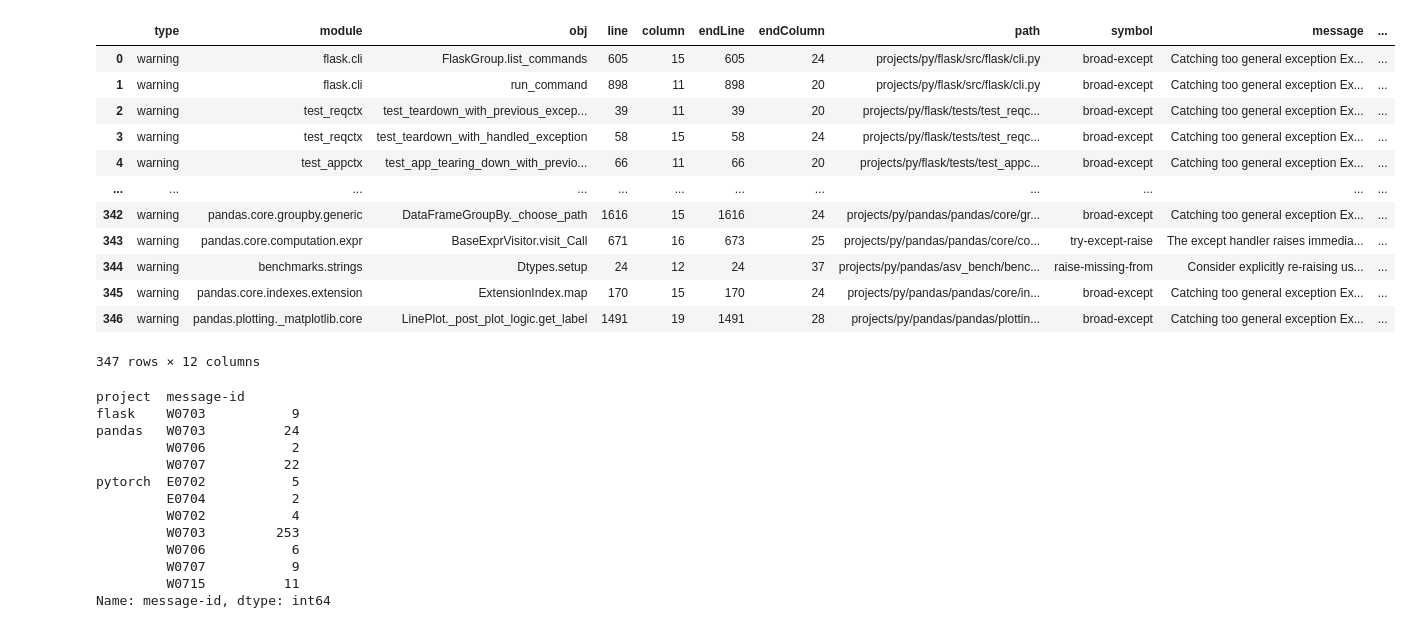
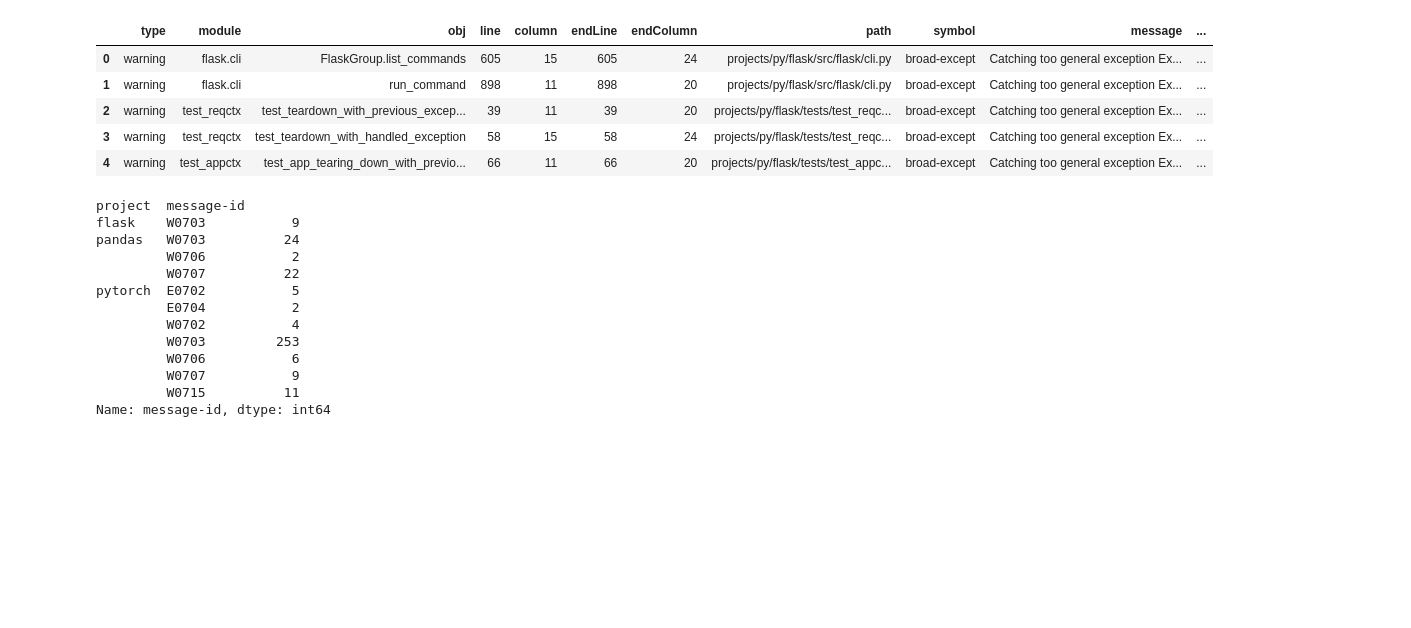
Before and after one commit to r4phael/exception-miner-multi, a Jupyter notebook: notebooks/eh_py_analysis.ipynb, the cells around one changed output. Saved outputs shown, nothing was run; the diff lists cells and outputs as text; code cells hidden in the pictures; blank space fills up the shorter version.

```diff
--- a/notebooks/eh_py_analysis.ipynb
+++ b/notebooks/eh_py_analysis.ipynb
@@ -15,21 +15,14 @@ for project in projects:
             df['project'] = project
             dfs.append(df)
 # %%
-df = pd.concat(dfs, ignore_index=True)
+df_py = pd.concat(dfs, ignore_index=True)
 
-df
+df_py.head(5)
 # %% [output]
 |  | type | module | obj | line | column | endLine | endColumn | path | symbol | message | ... |
 | 0 | warning | flask.cli | FlaskGroup.list_commands | 605 | 15 | 605 | 24 | projects/py/flask/src/flask/cli.py | broad-except | Catching too general exception Ex... | ... |
 | 1 | warning | flask.cli | run_command | 898 | 11 | 898 | 20 | projects/py/flask/src/flask/cli.py | broad-except | Catching too general exception Ex... | ... |
 | 2 | warning | test_reqctx | test_teardown_with_previous_excep... | 39 | 11 | 39 | 20 | projects/py/flask/tests/test_reqc... | broad-except | Catching too general exception Ex... | ... |
 | 3 | warning | test_reqctx | test_teardown_with_handled_exception | 58 | 15 | 58 | 24 | projects/py/flask/tests/test_reqc... | broad-except | Catching too general exception Ex... | ... |
 | 4 | warning | test_appctx | test_app_tearing_down_with_previo... | 66 | 11 | 66 | 20 | projects/py/flask/tests/test_appc... | broad-except | Catching too general exception Ex... | ... |
-| ... | ... | ... | ... | ... | ... | ... | ... | ... | ... | ... | ... |
-| 342 | warning | pandas.core.groupby.generic | DataFrameGroupBy._choose_path | 1616 | 15 | 1616 | 24 | projects/py/pandas/pandas/core/gr... | broad-except | Catching too general exception Ex... | ... |
-| 343 | warning | pandas.core.computation.expr | BaseExprVisitor.visit_Call | 671 | 16 | 673 | 25 | projects/py/pandas/pandas/core/co... | try-except-raise | The except handler raises immedia... | ... |
-| 344 | warning | benchmarks.strings | Dtypes.setup | 24 | 12 | 24 | 37 | projects/py/pandas/asv_bench/benc... | raise-missing-from | Consider explicitly re-raising us... | ... |
-| 345 | warning | pandas.core.indexes.extension | ExtensionIndex.map | 170 | 15 | 170 | 24 | projects/py/pandas/pandas/core/in... | broad-except | Catching too general exception Ex... | ... |
-| 346 | warning | pandas.plotting._matplotlib.core | LinePlot._post_plot_logic.get_label | 1491 | 19 | 1491 | 28 | projects/py/pandas/pandas/plottin... | broad-except | Catching too general exception Ex... | ... |
-347 rows × 12 columns
 # %%
```
Also changed, not shown: parts of 13 cells of this notebook, 6 other files.
